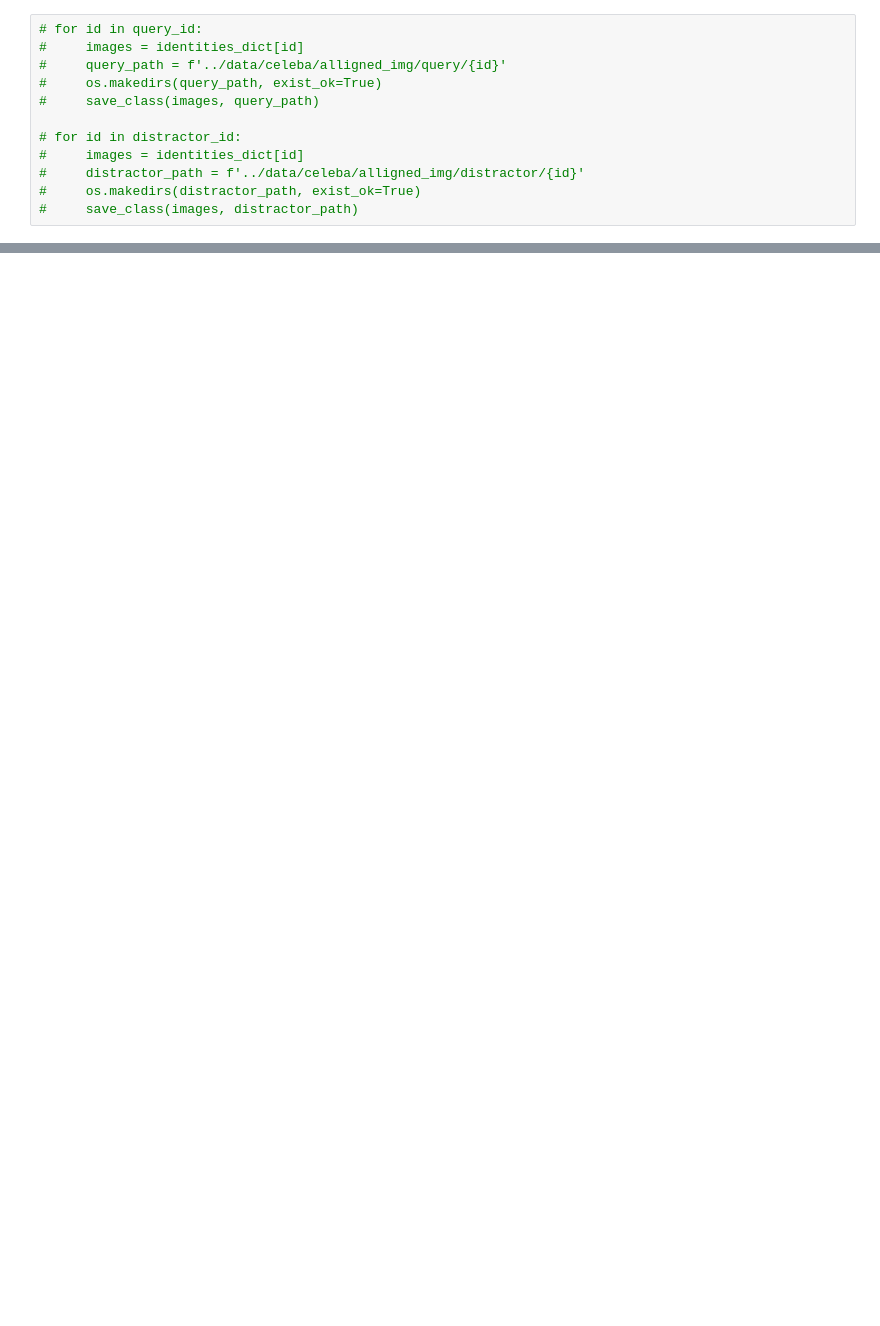
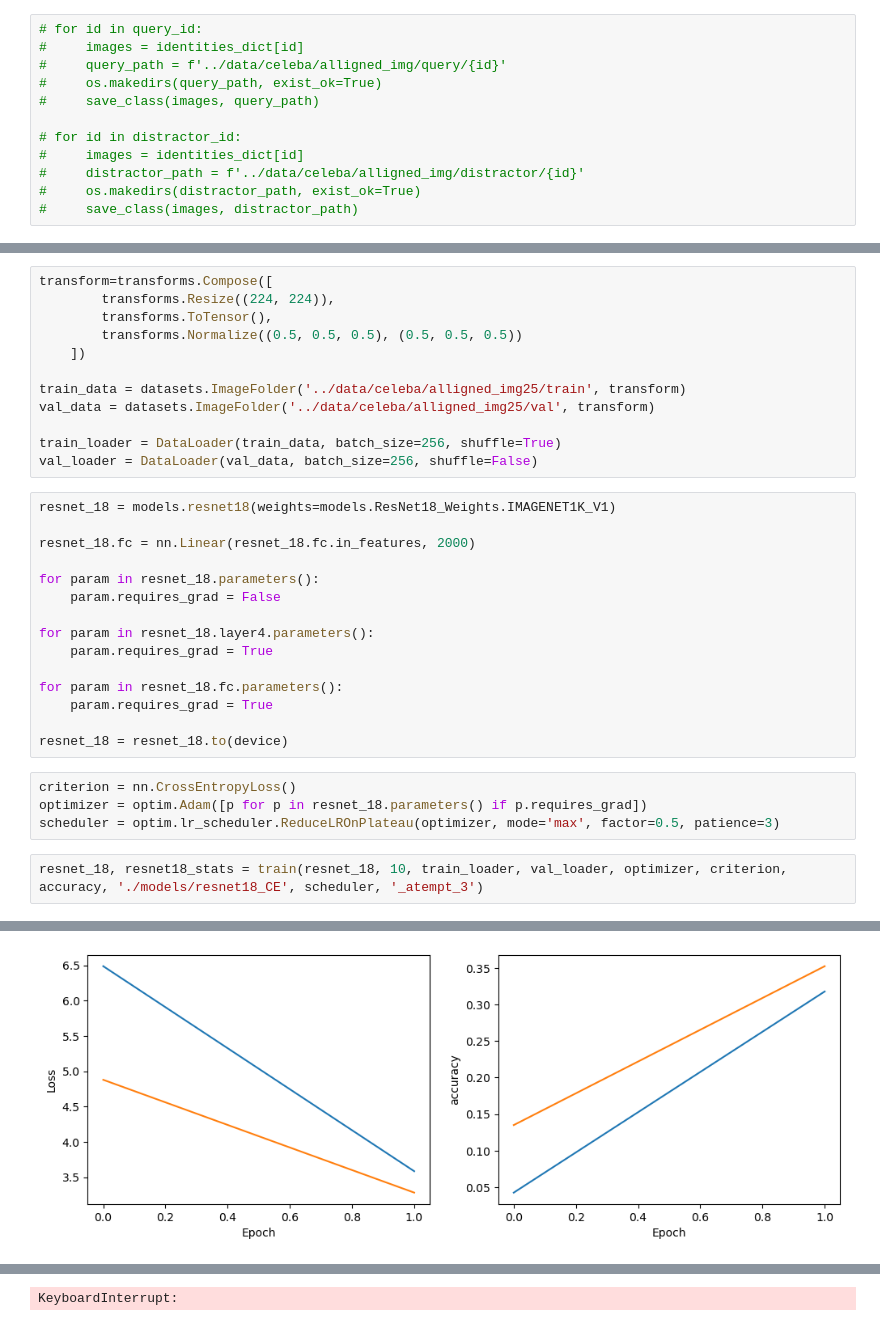
Before and after one commit to vladjkezor/face-recognition-pipeline-research, a Jupyter notebook: notebooks/2_FaceRecognition.ipynb, the cells around one changed output, grey strips where cells are left out. Cells and saved outputs as stored; diff of their text form; blank space fills up the shorter version.

```diff
--- a/notebooks/2_FaceRecognition.ipynb
+++ b/notebooks/2_FaceRecognition.ipynb
@@ -142,0 +458,34 @@ print(train_data.class_to_idx)
+# %%
+transform=transforms.Compose([
+        transforms.Resize((224, 224)),
+        transforms.ToTensor(),
+        transforms.Normalize((0.5, 0.5, 0.5), (0.5, 0.5, 0.5))
+    ])
+
+train_data = datasets.ImageFolder('../data/celeba/alligned_img25/train', transform)
+val_data = datasets.ImageFolder('../data/celeba/alligned_img25/val', transform)
+
+train_loader = DataLoader(train_data, batch_size=256, shuffle=True)
+val_loader = DataLoader(val_data, batch_size=256, shuffle=False)
+# %%
+resnet_18 = models.resnet18(weights=models.ResNet18_Weights.IMAGENET1K_V1)
+
+resnet_18.fc = nn.Linear(resnet_18.fc.in_features, 2000)
+
+for param in resnet_18.parameters():
+    param.requires_grad = False
+
+for param in resnet_18.layer4.parameters():
+    param.requires_grad = True
+
+for param in resnet_18.fc.parameters():
+    param.requires_grad = True
+
+resnet_18 = resnet_18.to(device)
+# %%
+criterion = nn.CrossEntropyLoss()
+optimizer = optim.Adam([p for p in resnet_18.parameters() if p.requires_grad])
+scheduler = optim.lr_scheduler.ReduceLROnPlateau(optimizer, mode='max', factor=0.5, patience=3)
+# %%
+resnet_18, resnet18_stats = train(resnet_18, 10, train_loader, val_loader, optimizer, criterion, accuracy, './models/resnet18_CE', scheduler, '_atempt_3')
+# %% [output]
@@ -142,0 +498 @@ print(train_data.class_to_idx)
+[figure, added]
@@ -142,0 +519 @@ print(train_data.class_to_idx)
+KeyboardInterrupt:
```
Also changed, not shown: parts of 82 cells of this notebook, 6 other files.
